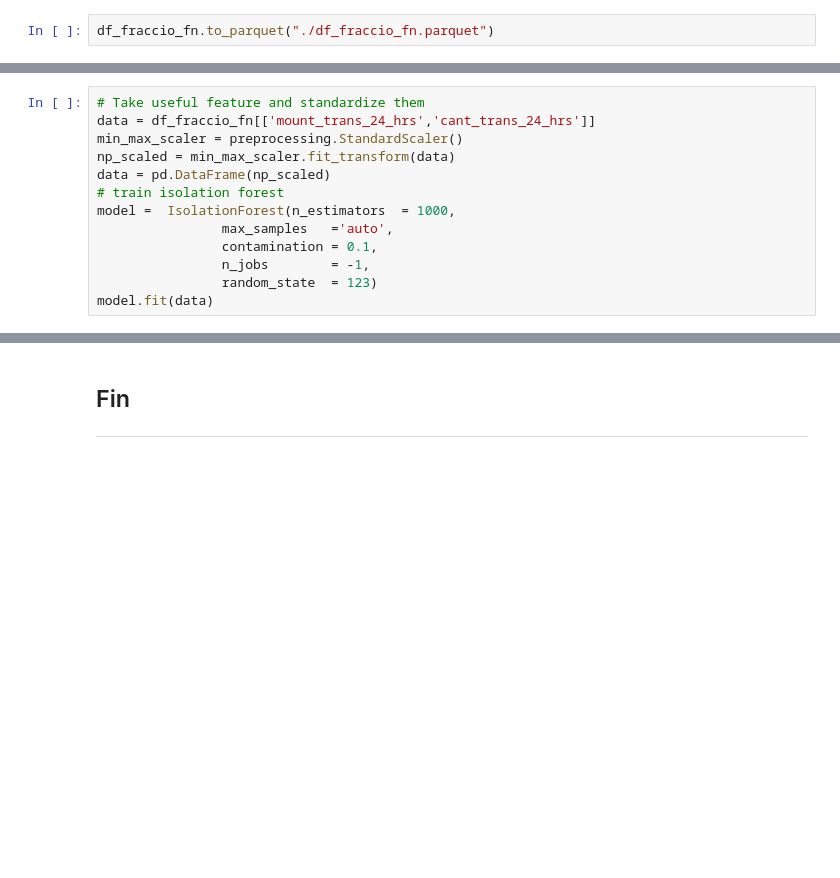
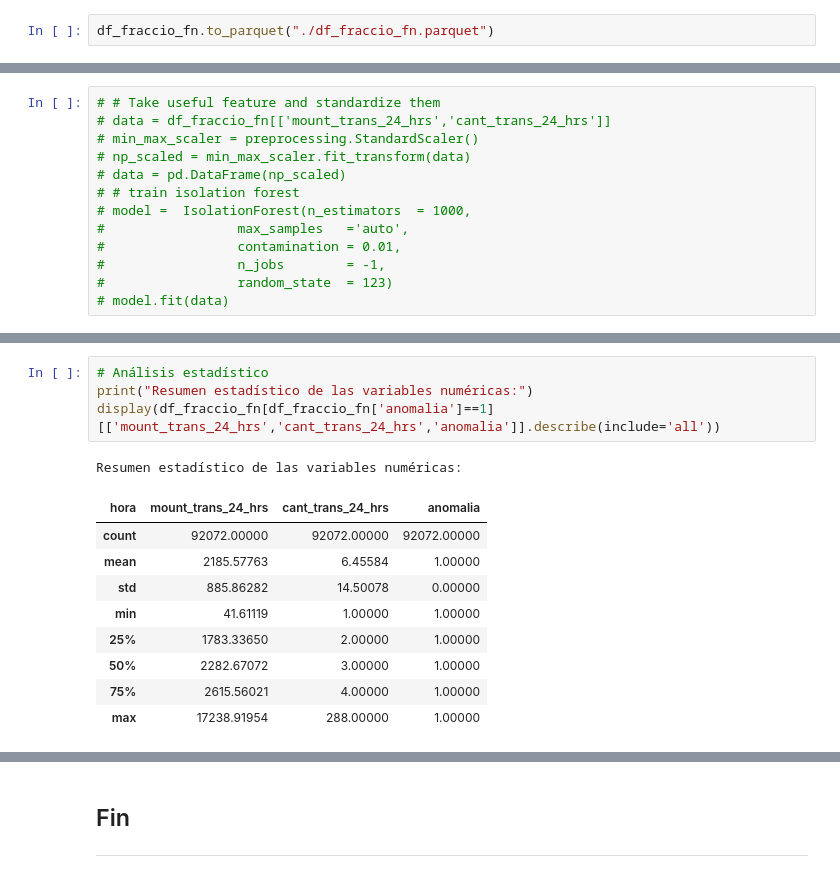
Before and after one commit to Dfperezgdatascientist/Prueba_tecnica_DsC_Nequi, a Jupyter notebook: Prueba_Tecnica_Nequi_DsC_DFPG.ipynb, the cells around one changed output, grey strips where cells are left out. Saved outputs shown, nothing was run; the diff lists cells and outputs as text; blank space fills up the shorter version.

```diff
--- a/Prueba_Tecnica_Nequi_DsC_DFPG.ipynb
+++ b/Prueba_Tecnica_Nequi_DsC_DFPG.ipynb
@@ -701,13 +729,13 @@ df_fraccio_fn.to_parquet("./df_fraccio_fn.parquet")
 # %%
-# Take useful feature and standardize them
-data = df_fraccio_fn[['mount_trans_24_hrs','cant_trans_24_hrs']]
-min_max_scaler = preprocessing.StandardScaler()
-np_scaled = min_max_scaler.fit_transform(data)
-data = pd.DataFrame(np_scaled)
-# train isolation forest
-model =  IsolationForest(n_estimators  = 1000,
-                max_samples   ='auto',
-                contamination = 0.1,
-                n_jobs        = -1,
-                random_state  = 123)
-model.fit(data)
+# # Take useful feature and standardize them
+# data = df_fraccio_fn[['mount_trans_24_hrs','cant_trans_24_hrs']]
+# min_max_scaler = preprocessing.StandardScaler()
+# np_scaled = min_max_scaler.fit_transform(data)
+# data = pd.DataFrame(np_scaled)
+# # train isolation forest
+# model =  IsolationForest(n_estimators  = 1000,
+#                 max_samples   ='auto',
+#                 contamination = 0.01,
+#                 n_jobs        = -1,
+#                 random_state  = 123)
+# model.fit(data)
@@ -744,0 +810,15 @@ dtype: object
+# %%
+# Análisis estadístico
+print("Resumen estadístico de las variables numéricas:")
+display(df_fraccio_fn[df_fraccio_fn['anomalia']==1][['mount_trans_24_hrs','cant_trans_24_hrs','anomalia']].describe(include='all'))
+# %% [output]
+Resumen estadístico de las variables numéricas:
+| hora | mount_trans_24_hrs | cant_trans_24_hrs | anomalia |
+| count | 92072.00000 | 92072.00000 | 92072.00000 |
+| mean | 2185.57763 | 6.45584 | 1.00000 |
+| std | 885.86282 | 14.50078 | 0.00000 |
+| min | 41.61119 | 1.00000 | 1.00000 |
+| 25% | 1783.33650 | 2.00000 | 1.00000 |
+| 50% | 2282.67072 | 3.00000 | 1.00000 |
+| 75% | 2615.56021 | 4.00000 | 1.00000 |
+| max | 17238.91954 | 288.00000 | 1.00000 |
```
Also changed, not shown: parts of 15 cells of this notebook, 2 other files.
